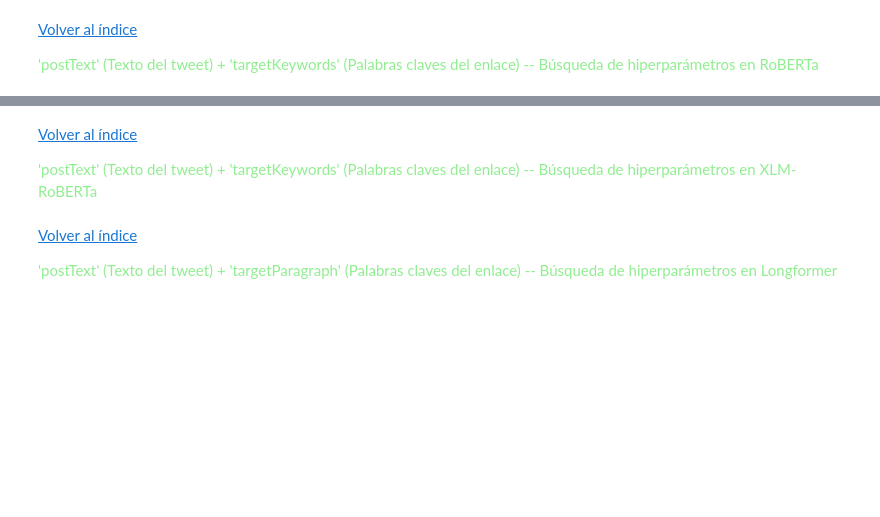
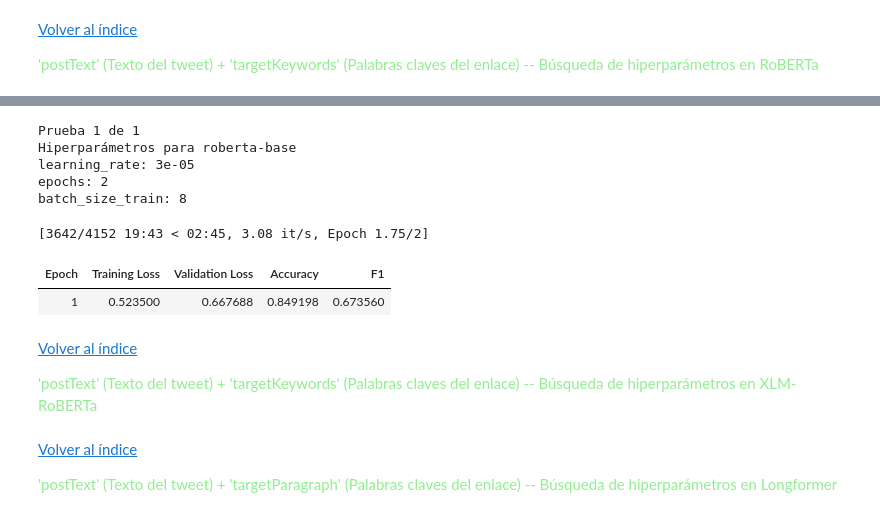
Before and after one commit to Albmargar1/ClickbaitDetector, a Jupyter notebook: main.ipynb, the cells around one changed output, grey strips where cells are left out. Cells and saved outputs as stored; diff of their text form; code cells hidden in the pictures; blank space fills up the shorter version.

```diff
--- a/main.ipynb
+++ b/main.ipynb
@@ -415,8 +415,13 @@ NameError: ignored
 # %%
 config_M5 = default_config
 config_M5['checkpoint'] = 'roberta-base'
+config_M5['n_trials'] = 1
 config_M5['model_name'] = default_config['checkpoint'] + '-clickbait-keywords'
 config_M5['finetuned_model_dir'] = './ClickbaitDetector/model/' + default_config['model_name']
 config_M5['inputs'] = ['postText', 'targetKeywords']
+default_config['hp'] = {'learning_rate': [3e-5, 3e-5],
+                        'epochs': [2,2],
+                        'batch_size_train': [8]}
 
 training(config_M5['train_dir'],config_M5)
+# %% [output]
@@ -423,3 +429,11 @@ training(config_M5['train_dir'],config_M5)
+Prueba 1 de 1
+Hiperparámetros para roberta-base
+learning_rate: 3e-05
+epochs: 2
+batch_size_train: 8
+[3642/4152 19:43 < 02:45, 3.08 it/s, Epoch 1.75/2]
+| Epoch | Training Loss | Validation Loss | Accuracy | F1 |
+| 1 | 0.523500 | 0.667688 | 0.849198 | 0.673560 |
 # %% [markdown]
 [Volver al índice](#Index)
 
```
Also changed, not shown: parts of 25 cells of this notebook.
